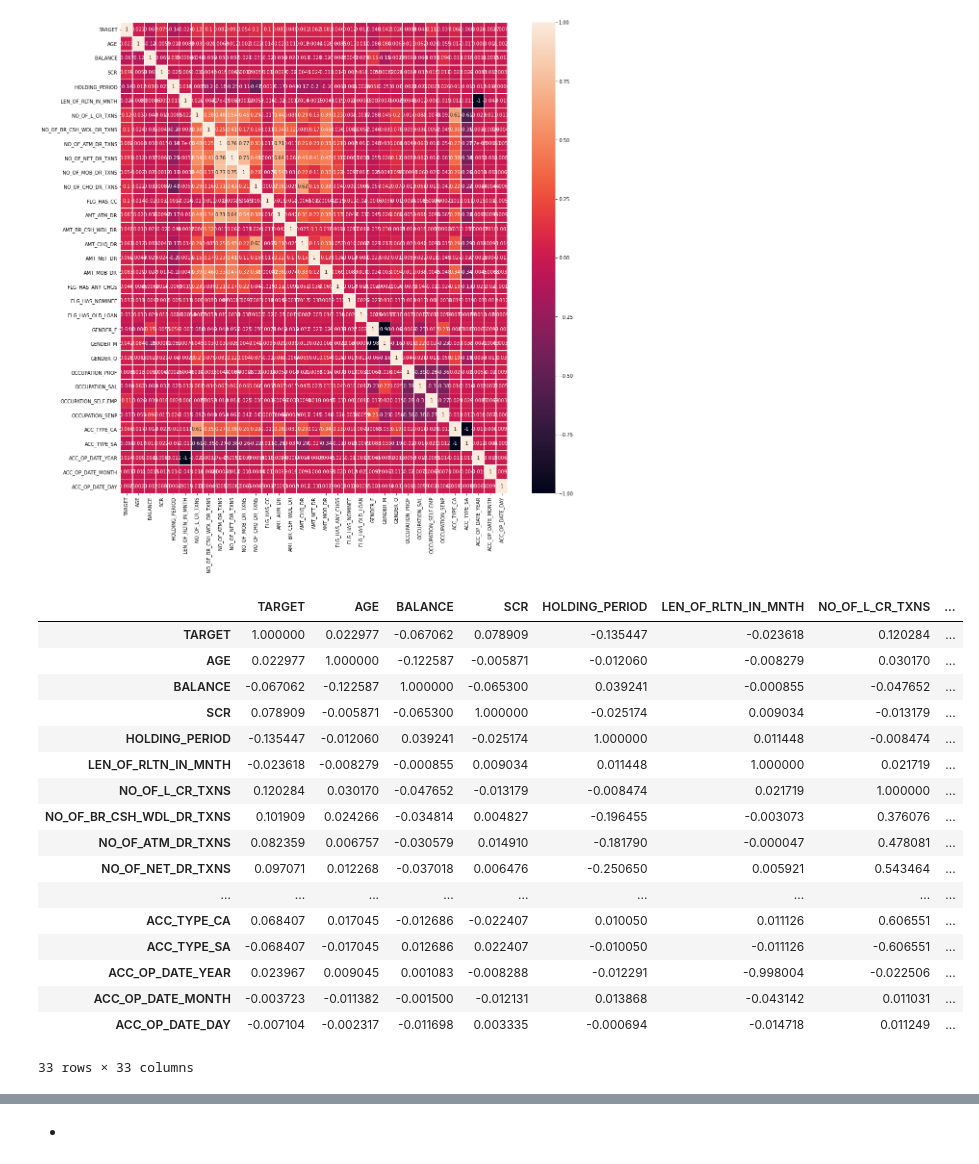
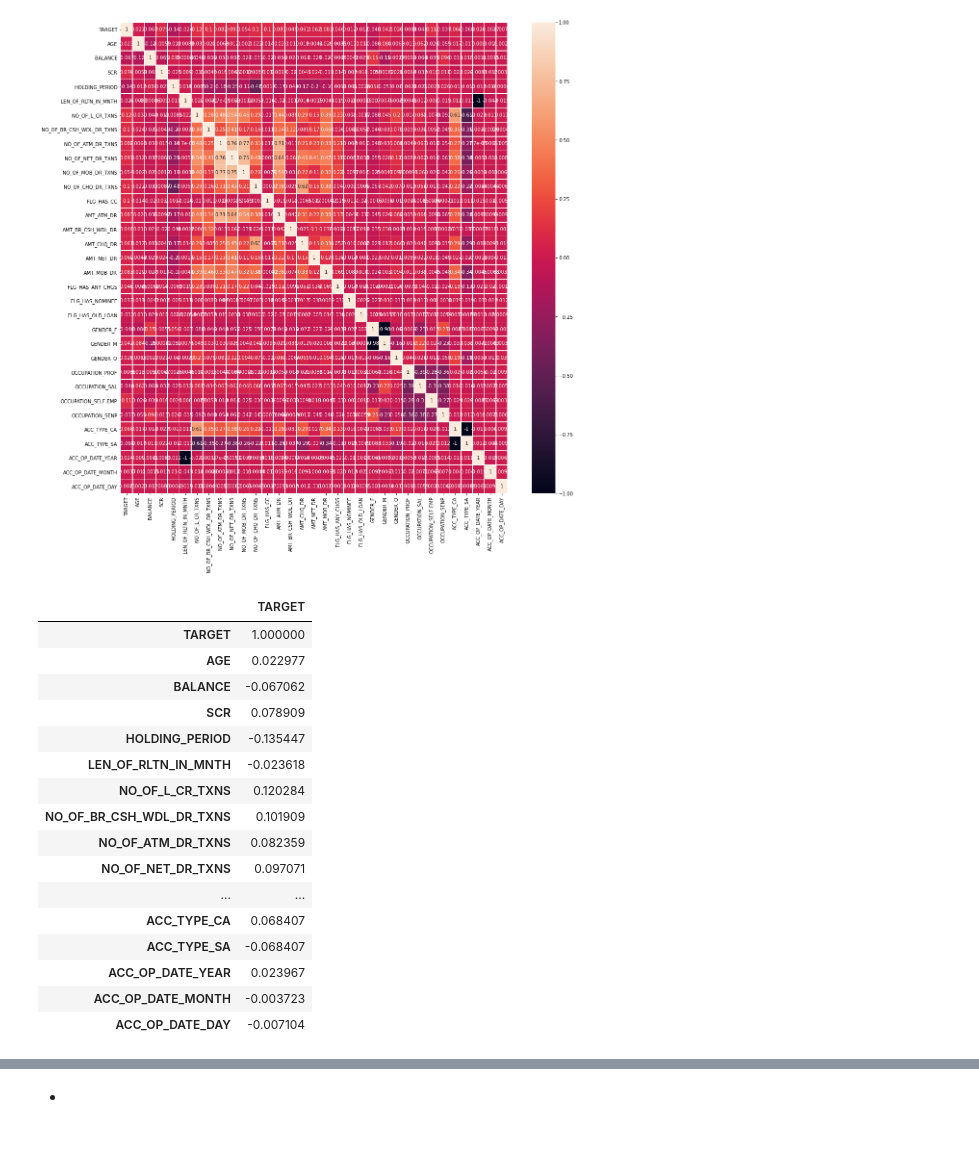
Before and after one commit to lavmot-ms/PG-AIML, a Jupyter notebook: src/Assignments/Assignment 3 Logistic Regression and Decision Trees/Bancassurance.ipynb, the cells around one changed output, grey strips where cells are left out. Drawn from its saved outputs; the diff is of its cells as text; code cells hidden in the pictures.

```diff
--- a/src/Assignments/Assignment 3 Logistic Regression and Decision Trees/Bancassurance.ipynb
+++ b/src/Assignments/Assignment 3 Logistic Regression and Decision Trees/Bancassurance.ipynb
@@ -357,26 +358,25 @@ plt.show()
 # %% [output]
 [figure]
 # %%
-main_data.corr()
+main_data.corr()[['TARGET']]
 # %% [output]
-|  | TARGET | AGE | BALANCE | SCR | HOLDING_PERIOD | LEN_OF_RLTN_IN_MNTH | NO_OF_L_CR_TXNS | ... |
-| TARGET | 1.000000 | 0.022977 | -0.067062 | 0.078909 | -0.135447 | -0.023618 | 0.120284 | ... |
-| AGE | 0.022977 | 1.000000 | -0.122587 | -0.005871 | -0.012060 | -0.008279 | 0.030170 | ... |
-| BALANCE | -0.067062 | -0.122587 | 1.000000 | -0.065300 | 0.039241 | -0.000855 | -0.047652 | ... |
-| SCR | 0.078909 | -0.005871 | -0.065300 | 1.000000 | -0.025174 | 0.009034 | -0.013179 | ... |
-| HOLDING_PERIOD | -0.135447 | -0.012060 | 0.039241 | -0.025174 | 1.000000 | 0.011448 | -0.008474 | ... |
-| LEN_OF_RLTN_IN_MNTH | -0.023618 | -0.008279 | -0.000855 | 0.009034 | 0.011448 | 1.000000 | 0.021719 | ... |
-| NO_OF_L_CR_TXNS | 0.120284 | 0.030170 | -0.047652 | -0.013179 | -0.008474 | 0.021719 | 1.000000 | ... |
-| NO_OF_BR_CSH_WDL_DR_TXNS | 0.101909 | 0.024266 | -0.034814 | 0.004827 | -0.196455 | -0.003073 | 0.376076 | ... |
-| NO_OF_ATM_DR_TXNS | 0.082359 | 0.006757 | -0.030579 | 0.014910 | -0.181790 | -0.000047 | 0.478081 | ... |
-| NO_OF_NET_DR_TXNS | 0.097071 | 0.012268 | -0.037018 | 0.006476 | -0.250650 | 0.005921 | 0.543464 | ... |
-| ... | ... | ... | ... | ... | ... | ... | ... | ... |
-| ACC_TYPE_CA | 0.068407 | 0.017045 | -0.012686 | -0.022407 | 0.010050 | 0.011126 | 0.606551 | ... |
-| ACC_TYPE_SA | -0.068407 | -0.017045 | 0.012686 | 0.022407 | -0.010050 | -0.011126 | -0.606551 | ... |
-| ACC_OP_DATE_YEAR | 0.023967 | 0.009045 | 0.001083 | -0.008288 | -0.012291 | -0.998004 | -0.022506 | ... |
-| ACC_OP_DATE_MONTH | -0.003723 | -0.011382 | -0.001500 | -0.012131 | 0.013868 | -0.043142 | 0.011031 | ... |
-| ACC_OP_DATE_DAY | -0.007104 | -0.002317 | -0.011698 | 0.003335 | -0.000694 | -0.014718 | 0.011249 | ... |
+|  | TARGET |
+| TARGET | 1.000000 |
+| AGE | 0.022977 |
+| BALANCE | -0.067062 |
+| SCR | 0.078909 |
+| HOLDING_PERIOD | -0.135447 |
+| LEN_OF_RLTN_IN_MNTH | -0.023618 |
+| NO_OF_L_CR_TXNS | 0.120284 |
+| NO_OF_BR_CSH_WDL_DR_TXNS | 0.101909 |
+| NO_OF_ATM_DR_TXNS | 0.082359 |
+| NO_OF_NET_DR_TXNS | 0.097071 |
+| ... | ... |
+| ACC_TYPE_CA | 0.068407 |
+| ACC_TYPE_SA | -0.068407 |
+| ACC_OP_DATE_YEAR | 0.023967 |
+| ACC_OP_DATE_MONTH | -0.003723 |
+| ACC_OP_DATE_DAY | -0.007104 |
-33 rows × 33 columns
 # %%
 column_names = main_data.select_dtypes(include=['float']).columns.tolist()
 print(column_names)
```
Also changed, not shown: parts of 3 cells of this notebook.
